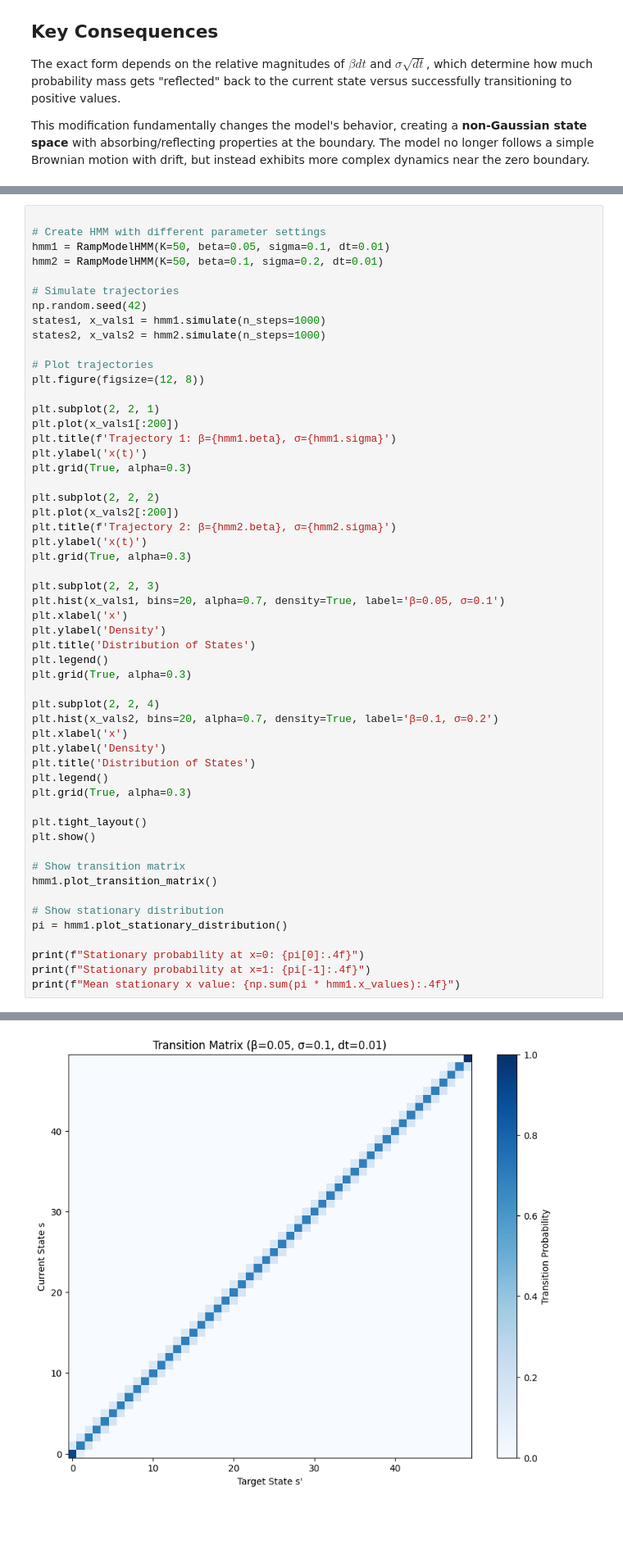
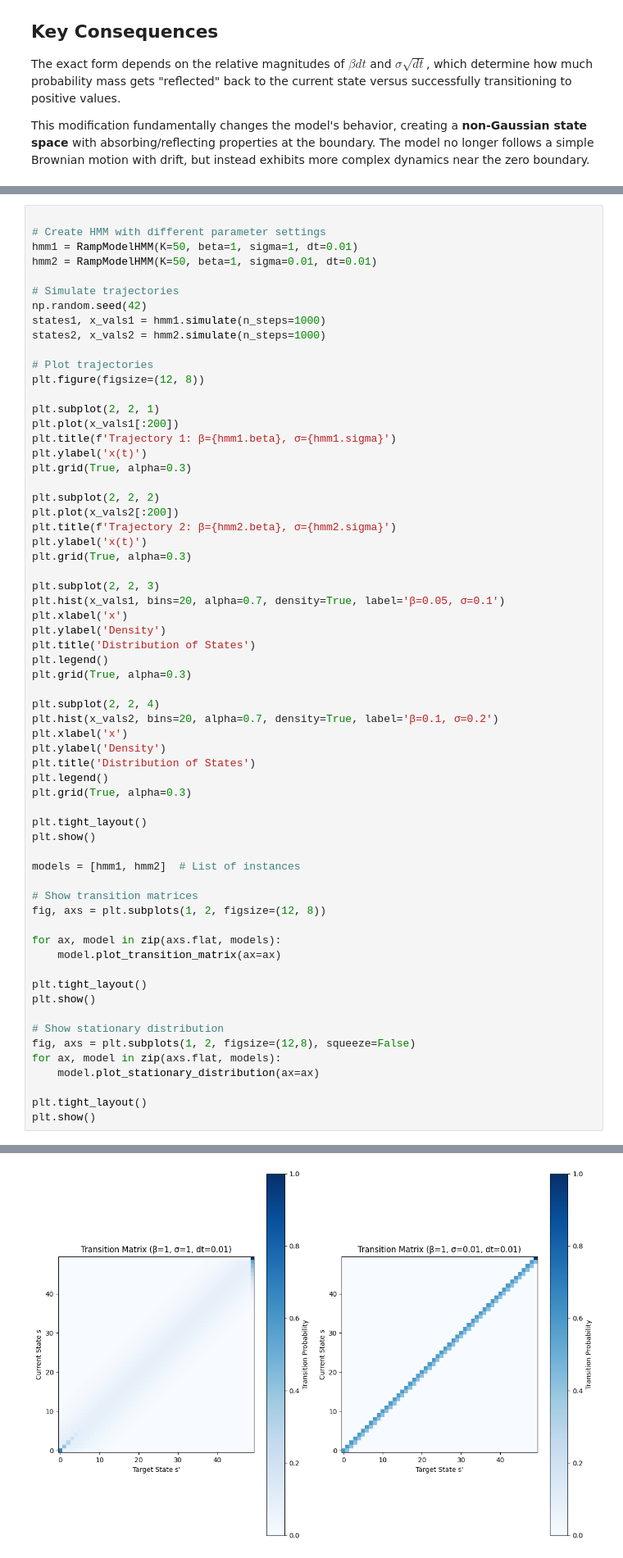
Before and after one commit to oparker7/gg3, a Jupyter notebook: task2.ipynb, the cells around one changed output, grey strips where cells are left out. Shown at 82% size. Cells and saved outputs as stored; diff of their text form; blank space fills up the shorter version.

Commit message:
figures for task 2.1. improved

```diff
--- a/task2.ipynb
+++ b/task2.ipynb
@@ -279,8 +295,8 @@ class RampModelHMM:
 # %%
 
 # Create HMM with different parameter settings
-hmm1 = RampModelHMM(K=50, beta=0.05, sigma=0.1, dt=0.01)
-hmm2 = RampModelHMM(K=50, beta=0.1, sigma=0.2, dt=0.01)
+hmm1 = RampModelHMM(K=50, beta=1, sigma=1, dt=0.01)
+hmm2 = RampModelHMM(K=50, beta=1, sigma=0.01, dt=0.01)
 
 # Simulate trajectories
 np.random.seed(42)
@@ -321,13 +337,22 @@ plt.grid(True, alpha=0.3)
 plt.tight_layout()
 plt.show()
 
-# Show transition matrix
-hmm1.plot_transition_matrix()
+models = [hmm1, hmm2]  # List of instances
+
+# Show transition matrices
+fig, axs = plt.subplots(1, 2, figsize=(12, 8))
+
+for ax, model in zip(axs.flat, models):
+    model.plot_transition_matrix(ax=ax)
+
+plt.tight_layout()
+plt.show()
 
 # Show stationary distribution
-pi = hmm1.plot_stationary_distribution()
+fig, axs = plt.subplots(1, 2, figsize=(12,8), squeeze=False)
+for ax, model in zip(axs.flat, models):
+    model.plot_stationary_distribution(ax=ax)
 
-print(f"Stationary probability at x=0: {pi[0]:.4f}")
-print(f"Stationary probability at x=1: {pi[-1]:.4f}")
-print(f"Mean stationary x value: {np.sum(pi * hmm1.x_values):.4f}")
+plt.tight_layout()
+plt.show()
 # %% [output]
@@ -335 +360 @@ print(f"Mean stationary x value: {np.sum(pi * hmm1.x_values):.4f}")
-[figure, old version]
+[figure, new version]
```
Also changed, not shown: parts of 3 cells of this notebook.
